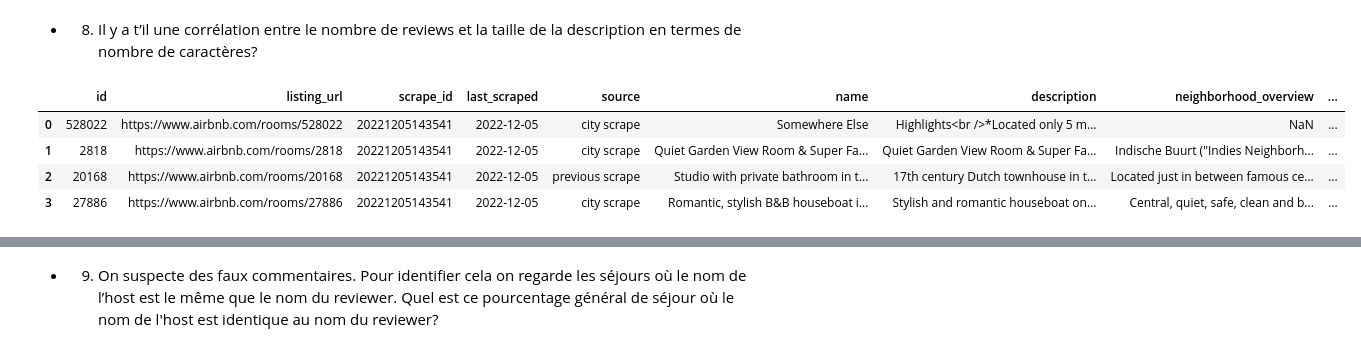
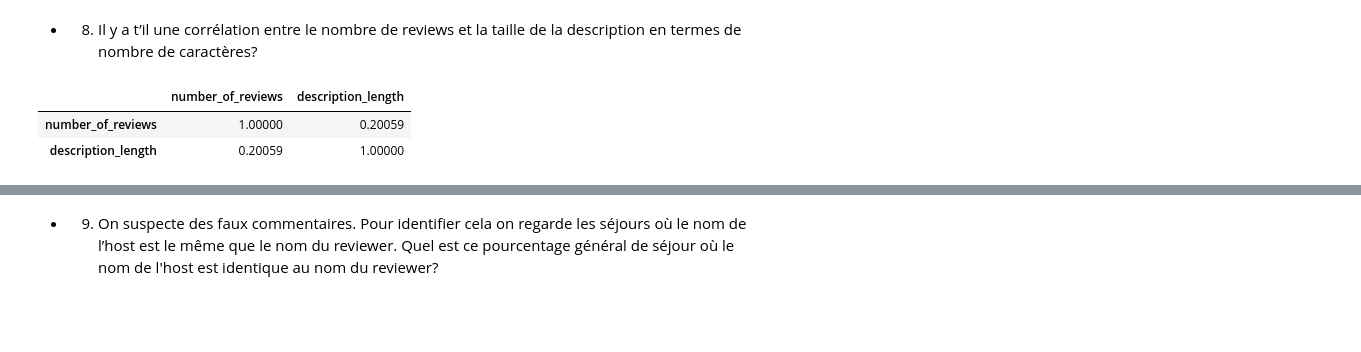
Before and after one commit to DonzerHD/Pandas-Env-Visuel, a Jupyter notebook: Pandas/TD_Pandas.ipynb, the cells around one changed output, grey strips where cells are left out. Cells and saved outputs as stored; diff of their text form; code cells hidden in the pictures; blank space fills up the shorter version.

```diff
--- a/Pandas/TD_Pandas.ipynb
+++ b/Pandas/TD_Pandas.ipynb
@@ -293,12 +319,9 @@ termes de nombre de caractères?
 # %%
 df = pd.read_csv('listings.csv')
 df['description_length'] = df['description'].str.len()
 corr = df[['number_of_reviews', 'description_length']].corr()
 corr
-df.head(4)
 # %% [output]
-|  | id | listing_url | scrape_id | last_scraped | source | name | description | neighborhood_overview | ... |
-| 0 | 528022 | https://www.airbnb.com/rooms/528022 | 20221205143541 | 2022-12-05 | city scrape | Somewhere Else | Highlights<br />*Located only 5 m... | NaN | ... |
-| 1 | 2818 | https://www.airbnb.com/rooms/2818 | 20221205143541 | 2022-12-05 | city scrape | Quiet Garden View Room & Super Fa... | Quiet Garden View Room & Super Fa... | Indische Buurt ("Indies Neighborh... | ... |
-| 2 | 20168 | https://www.airbnb.com/rooms/20168 | 20221205143541 | 2022-12-05 | previous scrape | Studio with private bathroom in t... | 17th century Dutch townhouse in t... | Located just in between famous ce... | ... |
-| 3 | 27886 | https://www.airbnb.com/rooms/27886 | 20221205143541 | 2022-12-05 | city scrape | Romantic, stylish B&B houseboat i... | Stylish and romantic houseboat on... | Central, quiet, safe, clean and b... | ... |
+|  | number_of_reviews | description_length |
+| number_of_reviews | 1.00000 | 0.20059 |
+| description_length | 0.20059 | 1.00000 |
```
Also changed, not shown: parts of 10 cells of this notebook, 1 other file.
